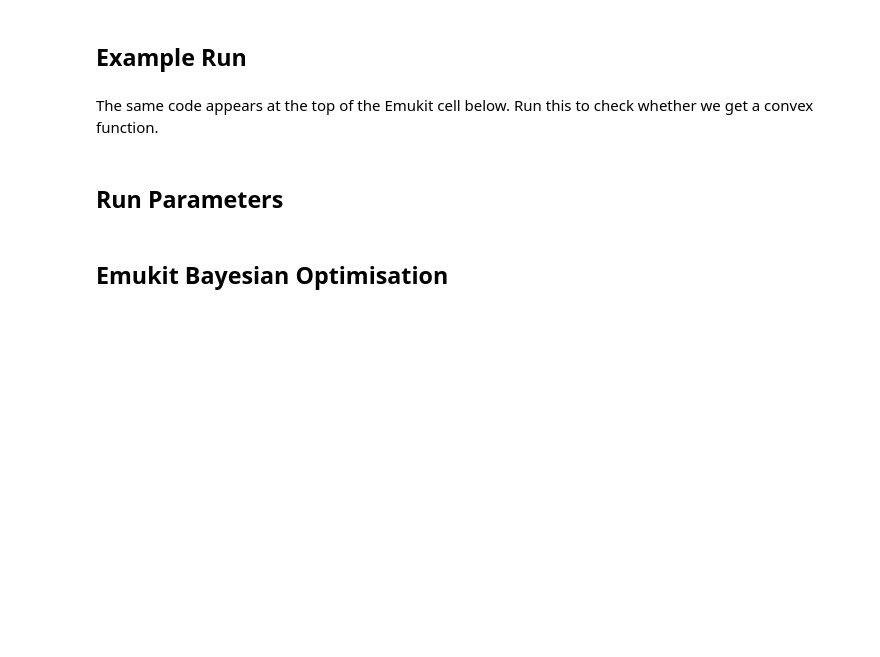
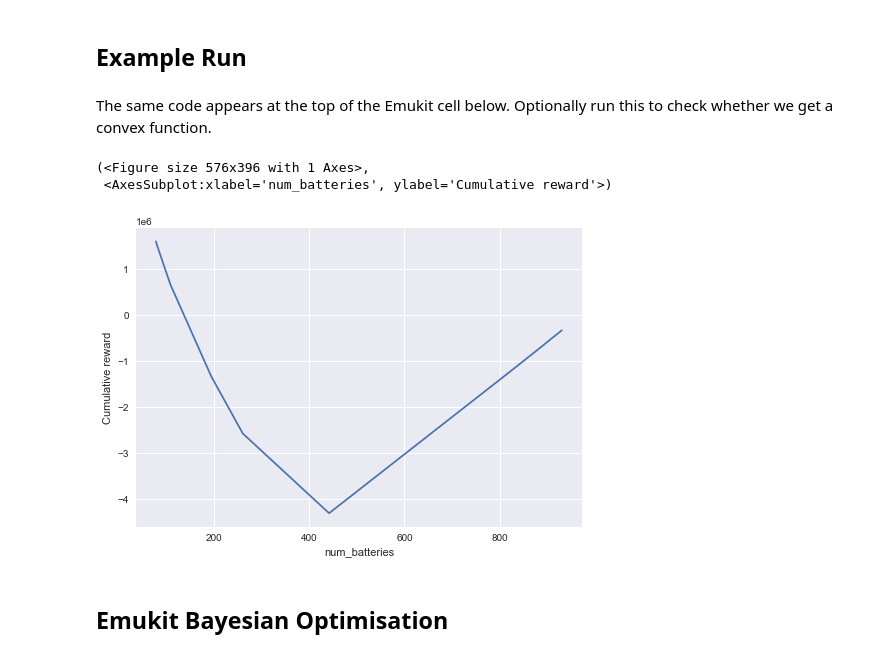
Before and after one commit to amzn/supply-chain-simulation-environment, a Jupyter notebook: src/bayesian_optimization/reward_func_experimentation.ipynb, the cells around one changed output. Cells and saved outputs as stored; diff of their text form; code cells hidden in the pictures; blank space fills up the shorter version.

Commit message:
Added battery capacity to BO - ensured original working

```diff
--- a/src/bayesian_optimization/reward_func_experimentation.ipynb
+++ b/src/bayesian_optimization/reward_func_experimentation.ipynb
@@ -79,27 +101,23 @@ def f(X):
 # %%
 def f_multiprocess(X):
     """
-    Handling API call to miniSCOT simulation given some inputs using multiprocessing.
+    Handling multiple API calls to miniSCOT simulation given some inputs using multiprocessing.
 
-    X contains parameter configs x = [x0 x1 ...]
-    - The order of parameters in x should follow the order specified in the parameter_space declaration
-    - E.g. here we specify num_batteries = x[0]
-
+    X is a matrix of parameters
+    - Each row is a set of parameters
+    - The order of parameters in the row should follow the order specified in the parameter_space declaration
     """
 
-    def process(x):
-        num_batteries = x[0]
-        cum_reward = run_simulation(time_horizon=336, num_batteries=num_batteries)
-        return -cum_reward[-1]
-
+    # Set to None to use all available CPU
     max_pool = None
     with Pool(max_pool) as p:
         Y = list(
             tqdm(
-                p.imap(process, X),
-                total=len(X)
+                p.imap(invoke_miniscot, X),
+                total=X.shape[0]
             )
         )
 
-    Y = np.reshape(np.array(Y), (-1, 1))
+    # Note that we negate the reward; want to find min
+    Y = -np.reshape(np.array(Y), (-1, 1))
     return Y
@@ -105,0 +154,20 @@ def f_multiprocess(X):
+# %%
+max_num_batteries = 1000
+min_battery_capacity = 100
+max_battery_capacity = 100
+num_data_points = 10
+
+timsteps_per_week = 336
+num_weeks = 52
+# %%
+num_batteries = DiscreteParameter('num_batteries', range(0, max_num_batteries+1))
+max_battery_capacities = DiscreteParameter('max_battery_capacity', range(min_battery_capacity, max_battery_capacity+1))
+time_horizon = DiscreteParameter('time_horizon', [i for i in range(0, num_weeks*timsteps_per_week, timsteps_per_week)])
+
+parameter_space = ParameterSpace([num_batteries])
+# parameter_space = ParameterSpace([num_batteries, max_battery_capacities])
+
+design = RandomDesign(parameter_space)
+
+X = design.get_samples(num_data_points)
+X
@@ -106,4 +185,4 @@ def f_multiprocess(X):
 # %% [markdown]
 ## Example Run
 # %% [markdown]
-The same code appears at the top of the Emukit cell below. Run this to check whether we get a convex function.
+The same code appears at the top of the Emukit cell below. Optionally run this to check whether we get a convex function.
@@ -126,2 +188,0 @@ example_num_data_points = 10
-# %% [markdown]
-## Run Parameters
@@ -137,3 +189,10 @@ num_weeks = 52
+# %%
+Y = f_multiprocess(X)
+plot_reward(X, Y, parameter_space.parameter_names)
+# %% [output]
+(<Figure size 576x396 with 1 Axes>,
+ <AxesSubplot:xlabel='num_batteries', ylabel='Cumulative reward'>)
+[figure, added]
 # %% [markdown]
 ## Emukit Bayesian Optimisation
 # %%
```
Also changed, not shown: parts of 16 cells of this notebook.
